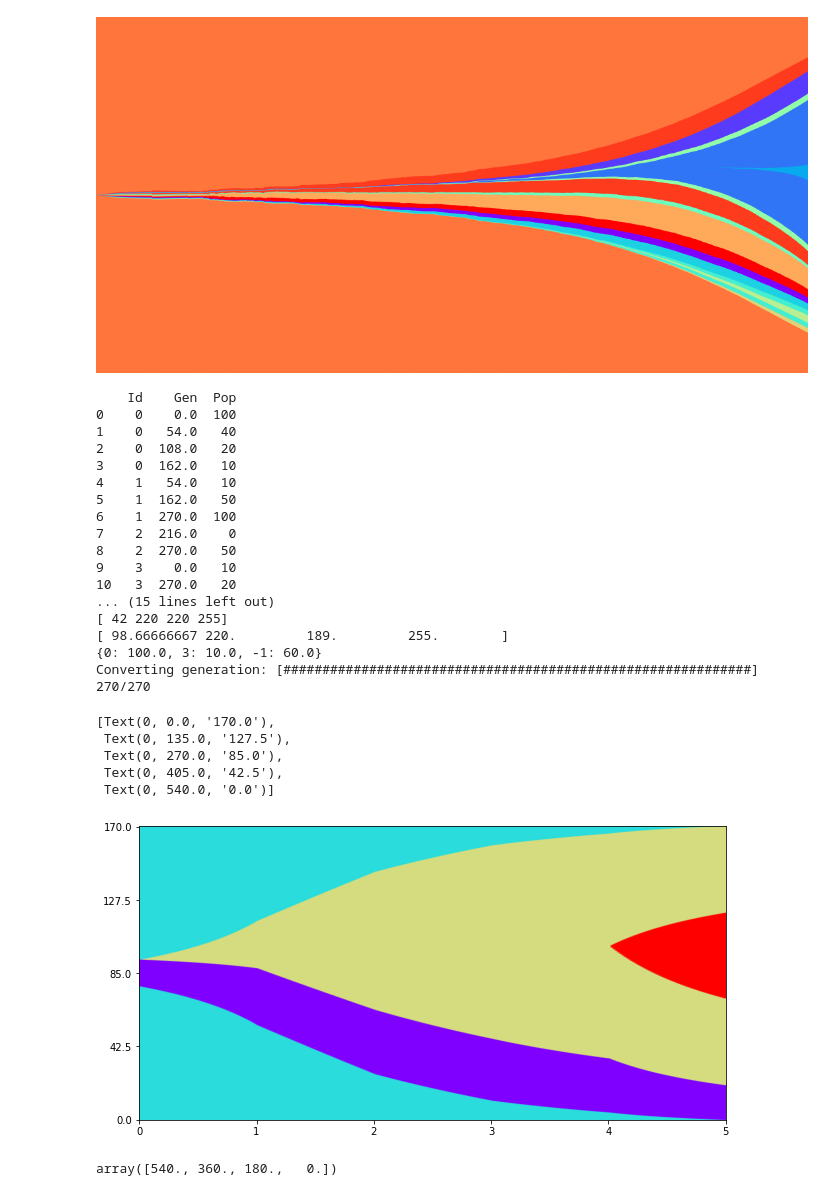
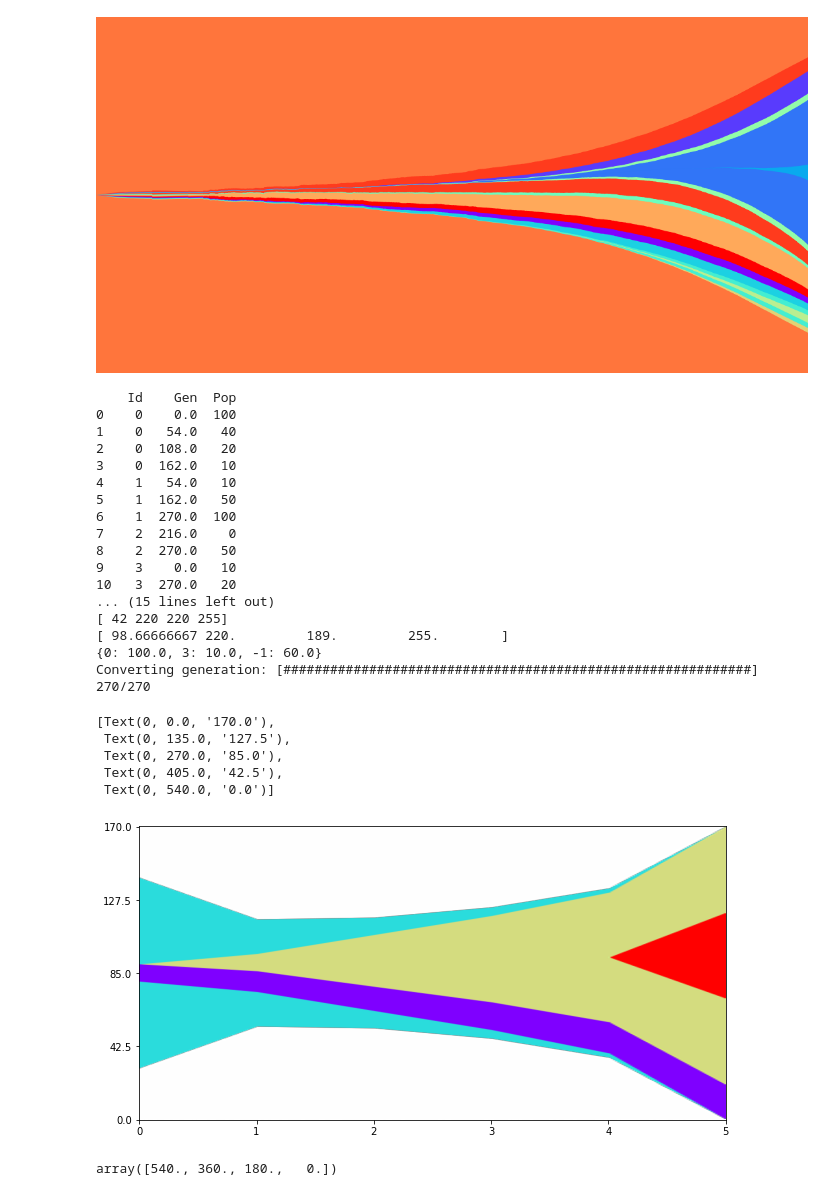
Before and after one commit to schwarzlab-ccb/SimChA, a Jupyter notebook: notebooks/fish_plot.ipynb, the cells around one changed output. Cells and saved outputs as stored; diff of their text form; code cells hidden in the pictures.

Commit message:
The plot with interpolation is finished.

```diff
--- a/notebooks/fish_plot.ipynb
+++ b/notebooks/fish_plot.ipynb
@@ -227,39 +227,39 @@ print(test_px[0])
 pop_dict = get_pop_dict(populations_df, ids, first_gen, last_gen, 0, max_pop, False)
 print(pop_dict)
 
-img_pixels = get_image_pixels(tree, ids, rootId, populations_df, col_map, max_pop, res[1] * scale_up, first_gen, last_gen, True)
+img_pixels = get_image_pixels(tree, ids, rootId, populations_df, col_map, max_pop, res[1] * scale_up, first_gen, last_gen, False)
 img = pixels_to_img(img_pixels, res)
 fig, ax = plt.subplots(1,1, figsize=np.array(res)/100)
 im_plot = ax.imshow(img)
 ax.set_xticks(np.array([0,1,2,3,4,5]) / 5.0 * res[0])
 ax.set_xticklabels([0,1,2,3,4,5])
 ax.set_yticks(np.array([0,1,2,3,4]) / 4.0 * res[1])
 ax.set_yticklabels((np.array([4, 3,2,1,0]) / 4.0 * max_pop).round(2))
 # %% [output]
     Id    Gen  Pop
 0    0    0.0  100
 1    0   54.0   40
 2    0  108.0   20
 3    0  162.0   10
 4    1   54.0   10
 5    1  162.0   50
 6    1  270.0  100
 7    2  216.0    0
 8    2  270.0   50
 9    3    0.0   10
 10   3  270.0   20
 ... (15 lines left out)
 [ 42 220 220 255]
 [ 98.66666667 220.         189.         255.        ]
 {0: 100.0, 3: 10.0, -1: 60.0}
 Converting generation: [############################################################] 270/270
 [Text(0, 0.0, '170.0'),
  Text(0, 135.0, '127.5'),
  Text(0, 270.0, '85.0'),
  Text(0, 405.0, '42.5'),
  Text(0, 540.0, '0.0')]
-[figure, old version]
+[figure, new version]
-# %%
-(np.array([3,2,1,0]) / 3.0 * res[1]).round(2)
-# %% [output]
-array([540., 360., 180.,   0.])
+# %%
+(np.array([3,2,1,0]) / 3.0 * res[1]).round(2)
+# %% [output]
+array([540., 360., 180.,   0.])
```
Also changed, not shown: parts of 2 cells of this notebook, 1 other file.
